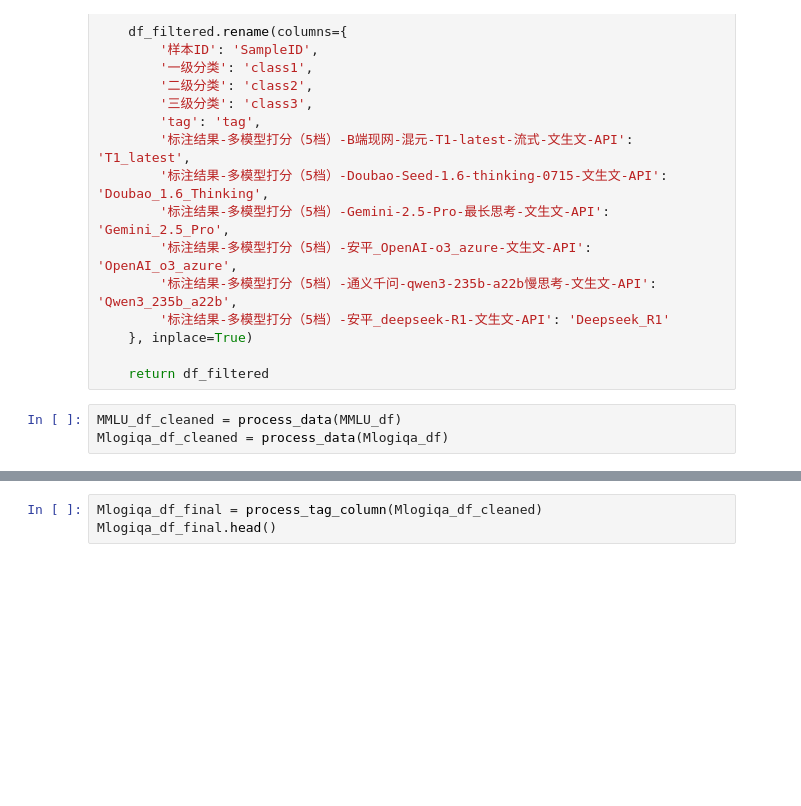
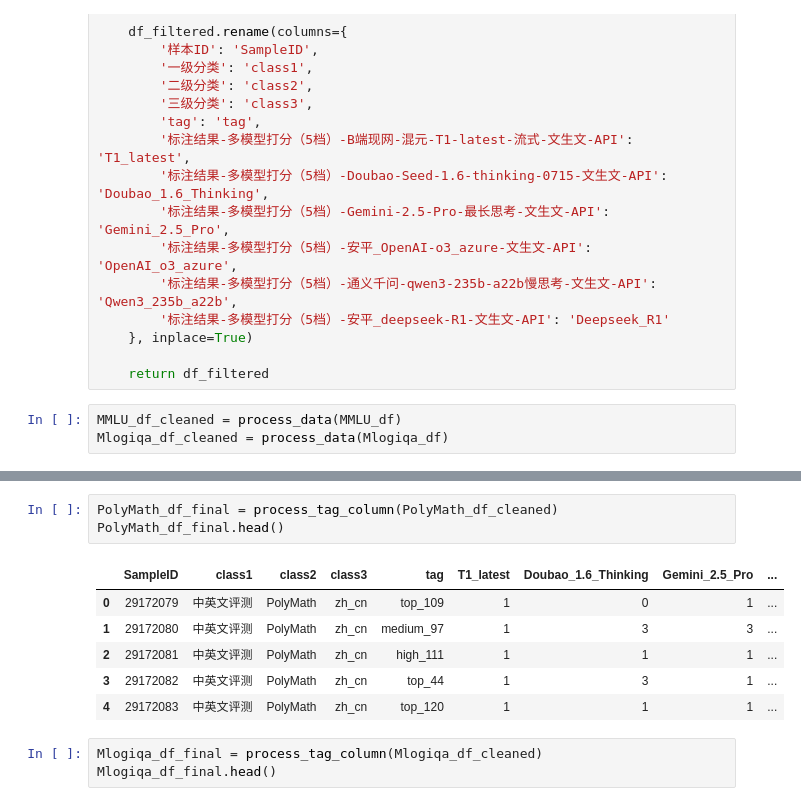
Before and after one commit to Ziheng299/CrossLingual-Benchmark-Eval, a Jupyter notebook: result_analysis.ipynb, the cells around one changed output, grey strips where cells are left out. Saved outputs shown, nothing was run; the diff lists cells and outputs as text; blank space fills up the shorter version.

```diff
--- a/result_analysis.ipynb
+++ b/result_analysis.ipynb
@@ -82,6 +79,16 @@ MMLU_df_final.head()
 | 2 | 29113180 | 中英文评测 | Global_MMLU | en | high_school_geography/test/61 | 3 | 3 | 3 | ... |
 | 3 | 29113181 | 中英文评测 | Global_MMLU | en | philosophy/test/45 | 3 | 3 | 3 | ... |
 | 4 | 29113182 | 中英文评测 | Global_MMLU | zh_cn | security_studies/test/151 | 3 | 3 | 3 | ... |
+# %%
+PolyMath_df_final = process_tag_column(PolyMath_df_cleaned)
+PolyMath_df_final.head()
+# %% [output]
+|  | SampleID | class1 | class2 | class3 | tag | T1_latest | Doubao_1.6_Thinking | Gemini_2.5_Pro | ... |
+| 0 | 29172079 | 中英文评测 | PolyMath | zh_cn | top_109 | 1 | 0 | 1 | ... |
+| 1 | 29172080 | 中英文评测 | PolyMath | zh_cn | medium_97 | 1 | 3 | 3 | ... |
+| 2 | 29172081 | 中英文评测 | PolyMath | zh_cn | high_111 | 1 | 1 | 1 | ... |
+| 3 | 29172082 | 中英文评测 | PolyMath | zh_cn | top_44 | 1 | 3 | 1 | ... |
+| 4 | 29172083 | 中英文评测 | PolyMath | zh_cn | top_120 | 1 | 1 | 1 | ... |
 # %%
 Mlogiqa_df_final = process_tag_column(Mlogiqa_df_cleaned)
 Mlogiqa_df_final.head()
```
Also changed, not shown: parts of 31 cells of this notebook.
